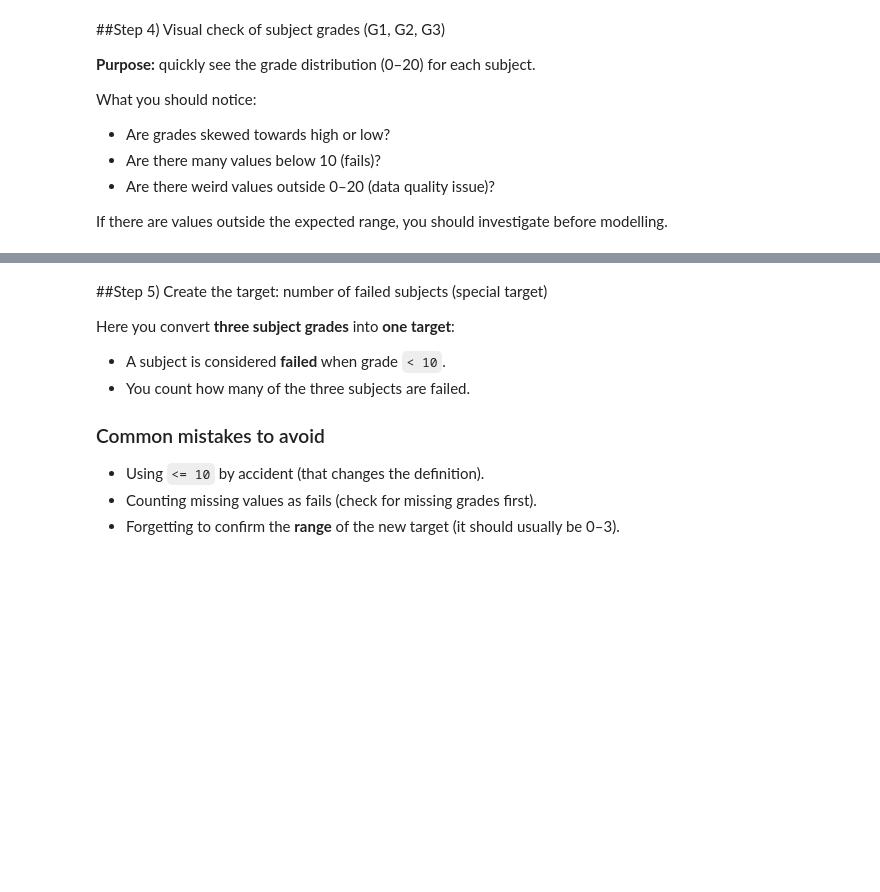
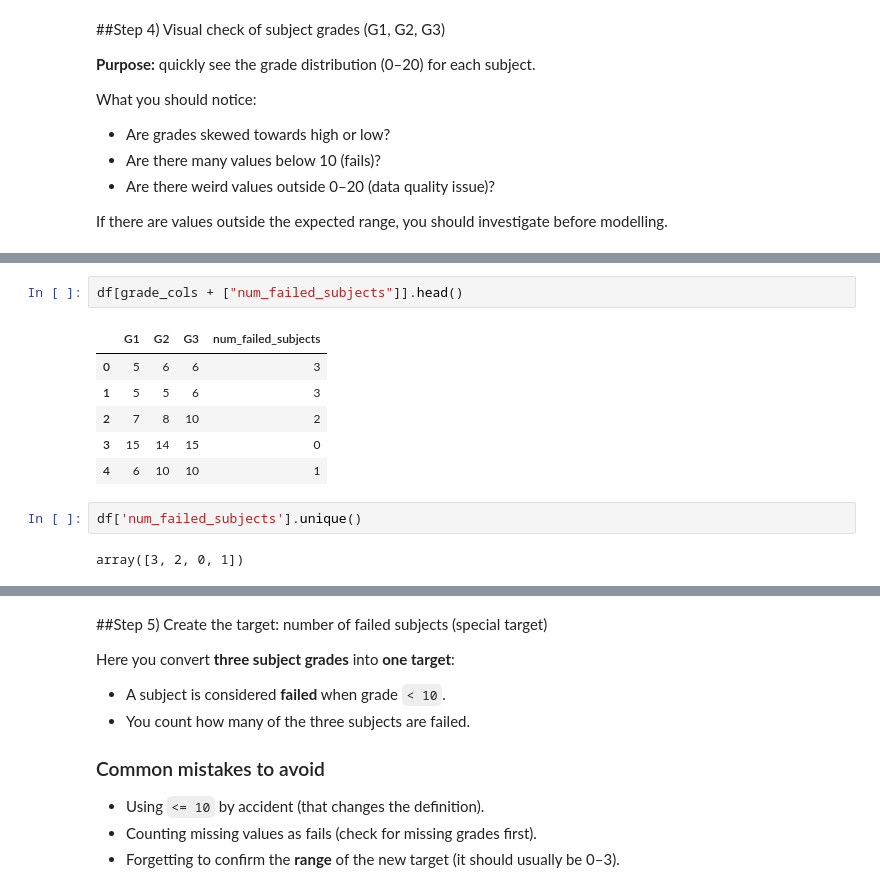
Before and after one commit to pauljune5052-CET/ADALL_github, a Jupyter notebook: ADALL_Practical_Test_Revision_Regression_v2.ipynb, the cells around one changed output, grey strips where cells are left out. Cells and saved outputs as stored; diff of their text form; blank space fills up the shorter version.

```diff
--- a/ADALL_Practical_Test_Revision_Regression_v2.ipynb
+++ b/ADALL_Practical_Test_Revision_Regression_v2.ipynb
@@ -363,0 +433,13 @@ plt.show()
+# %%
+df[grade_cols + ["num_failed_subjects"]].head()
+# %% [output]
+|  | G1 | G2 | G3 | num_failed_subjects |
+| 0 | 5 | 6 | 6 | 3 |
+| 1 | 5 | 5 | 6 | 3 |
+| 2 | 7 | 8 | 10 | 2 |
+| 3 | 15 | 14 | 15 | 0 |
+| 4 | 6 | 10 | 10 | 1 |
+# %%
+df['num_failed_subjects'].unique()
+# %% [output]
+array([3, 2, 0, 1])
```
Also changed, not shown: parts of 21 cells of this notebook.
